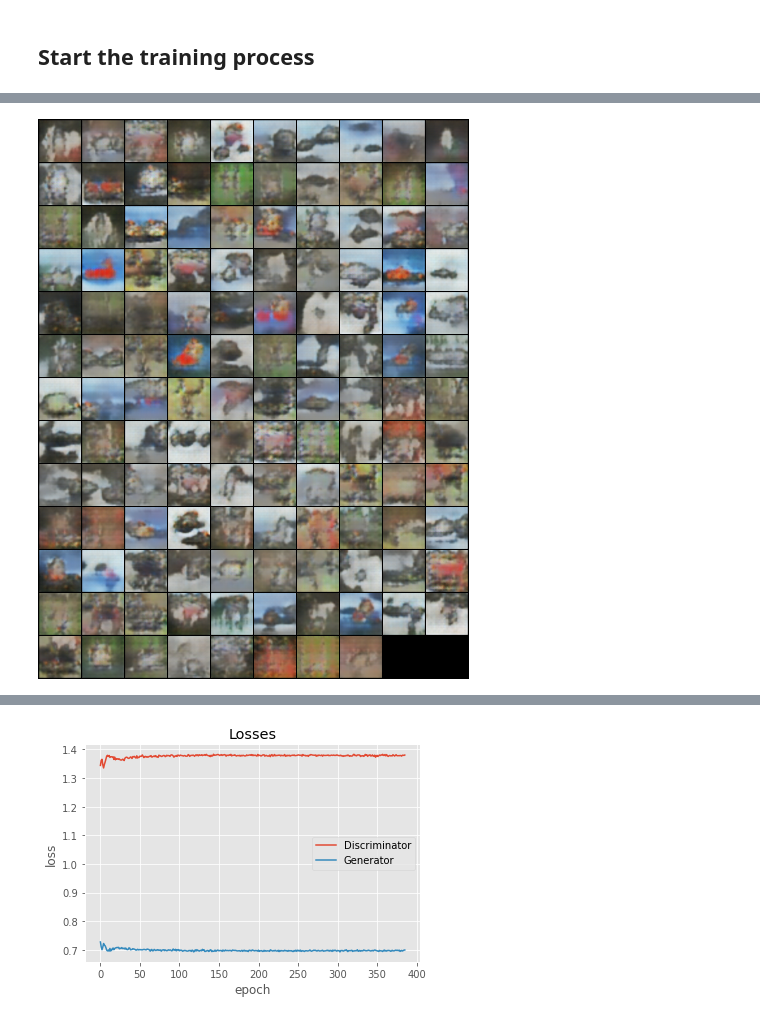
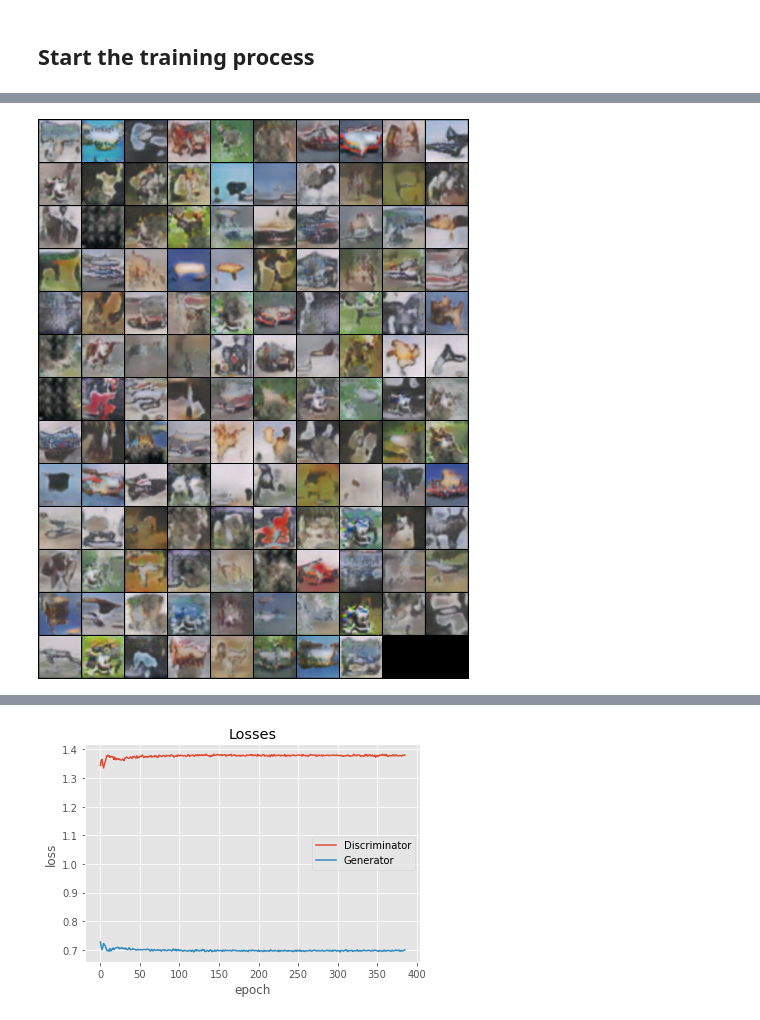
Before and after one commit to parseny/Generative-Models-2024, a Jupyter notebook: Assignment 2/2_tricks_metrics.ipynb, the cells around one changed output, grey strips where cells are left out. Drawn from its saved outputs; the diff is of its cells as text; code cells hidden in the pictures.

```diff
--- a/Assignment 2/2_tricks_metrics.ipynb
+++ b/Assignment 2/2_tricks_metrics.ipynb
@@ -523,7 +548,7 @@ for epoch in range(start_epoch, num_epochs):
 # %%
-Image(os.path.join(sample_dir, 'fake_images-053.png'))
+Image(os.path.join(sample_dir, 'fake_images-130.png'))
 # %% [output]
-[figure, old version]
+[figure, new version]
 # %%
 plt.plot(d_losses, '-')
 plt.plot(g_losses, '-')
```
Also changed, not shown: parts of 13 cells of this notebook.
